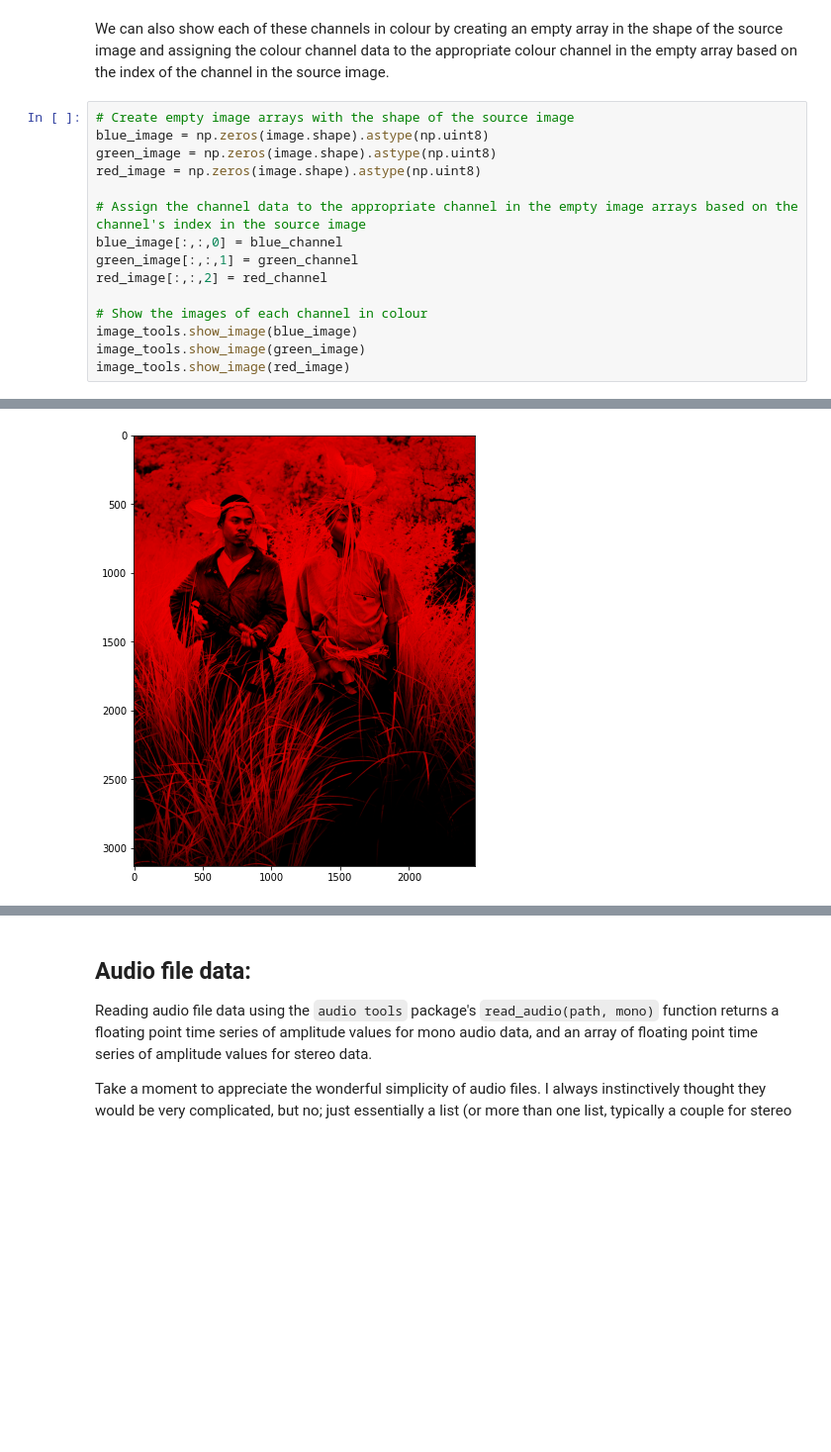
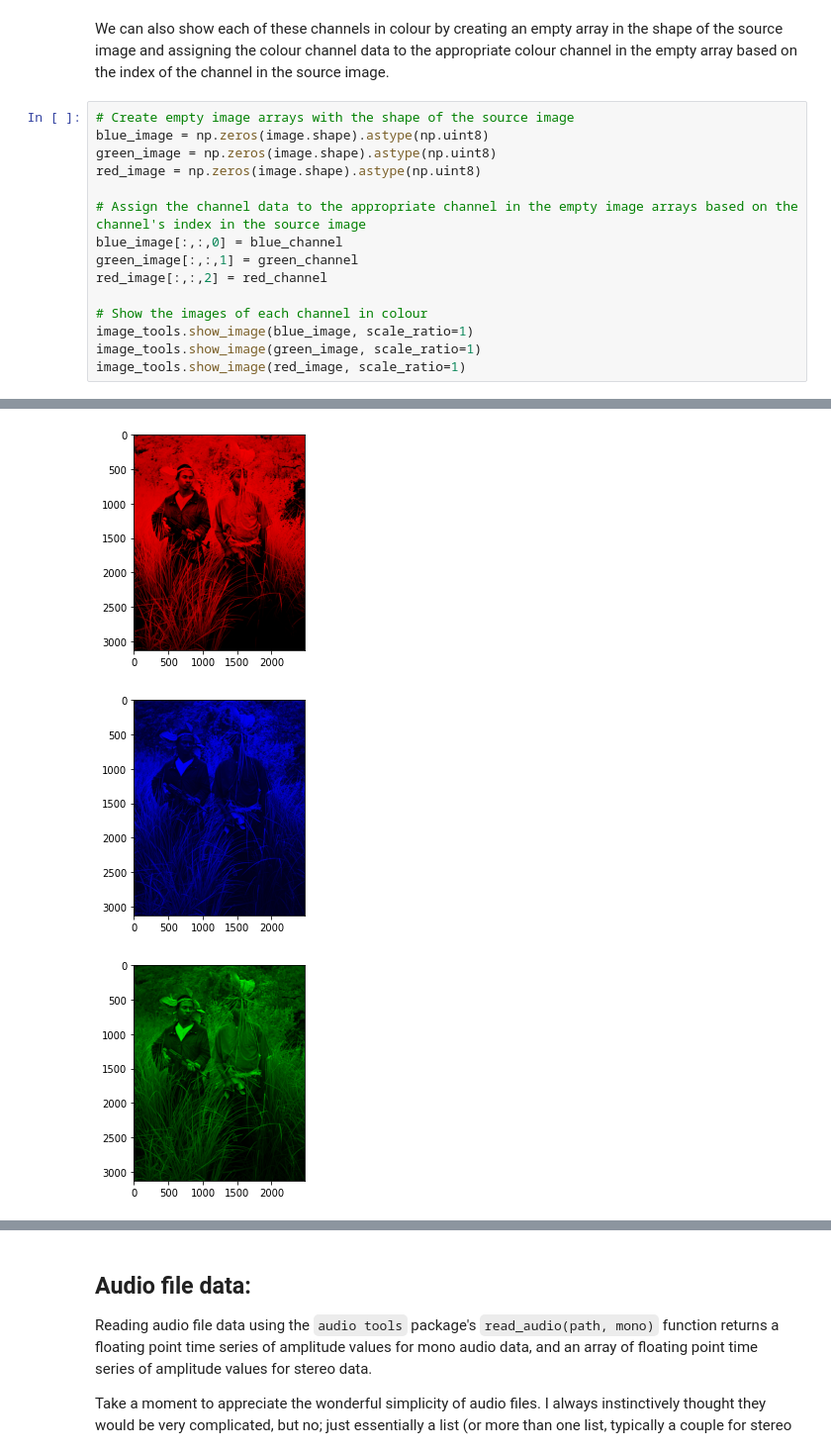
Before and after one commit to phileasdg/Image_and_Audio_Generation_and_Editing_using_Python, a Jupyter notebook: Visualising_file_data.ipynb, the cells around one changed output, grey strips where cells are left out. Shown at 99% size. Drawn from its saved outputs; the diff is of its cells as text; blank space fills up the shorter version.

```diff
--- a/Visualising_file_data.ipynb
+++ b/Visualising_file_data.ipynb
@@ -94,7 +94,7 @@ green_image[:,:,1] = green_channel
 red_image[:,:,2] = red_channel
 
 # Show the images of each channel in colour
-image_tools.show_image(blue_image)
-image_tools.show_image(green_image)
-image_tools.show_image(red_image)
+image_tools.show_image(blue_image, scale_ratio=1)
+image_tools.show_image(green_image, scale_ratio=1)
+image_tools.show_image(red_image, scale_ratio=1)
 # %% [output]
@@ -103 +103,3 @@ image_tools.show_image(red_image)
-[figure, old version]
+[figure, new version]
+[figure, added]
+[figure, added]
```
Also changed, not shown: parts of 4 cells of this notebook, 4 other files.
